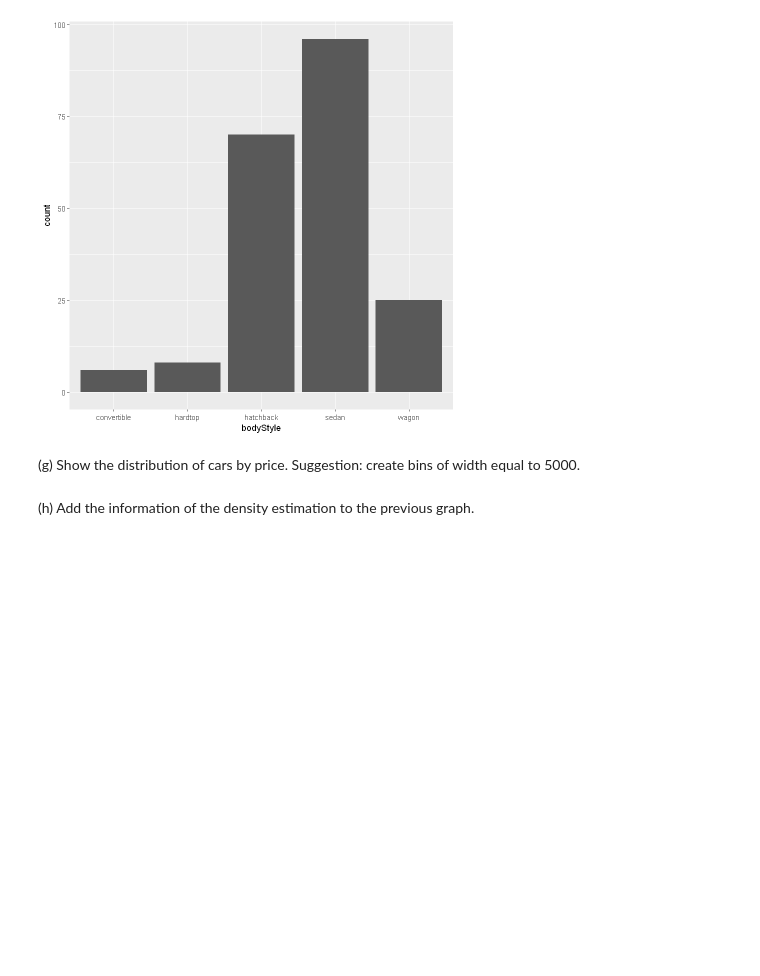
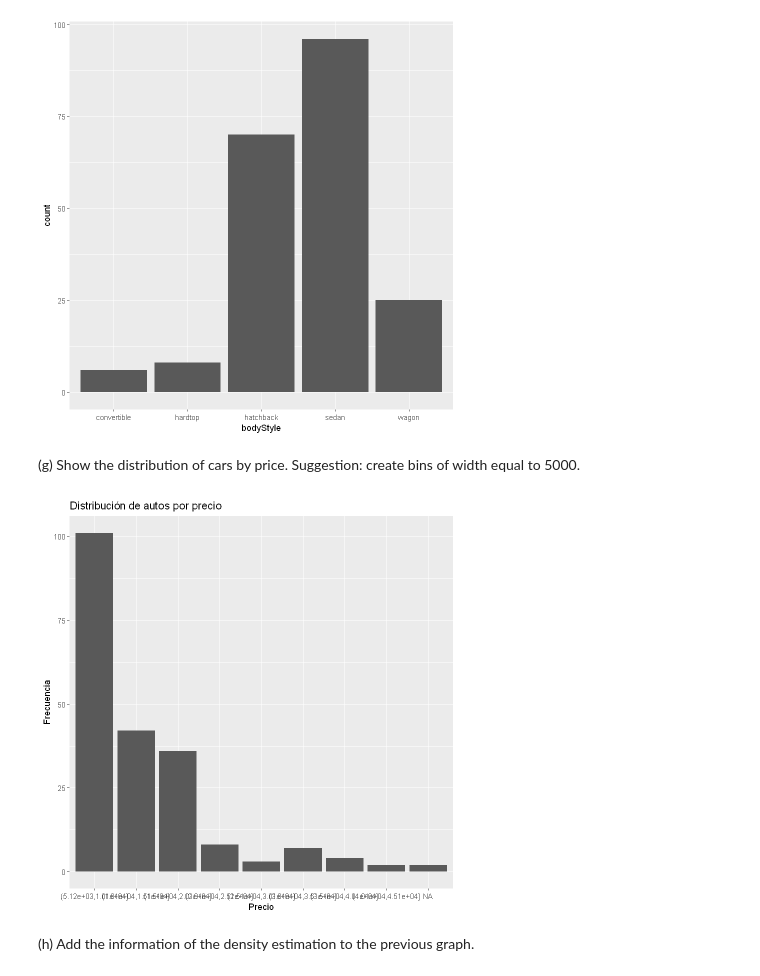
Before and after one commit to IGRA27/Data-Mining-and-Machine-Learning-, a Jupyter notebook: Deberes/3 Hands On Data Exploration/notebook/3HandsOnData Exploration.ipynb, the cells around one changed output. Saved outputs shown, nothing was run; the diff lists cells and outputs as text; code cells hidden in the pictures; blank space fills up the shorter version.

```diff
--- a/Deberes/3 Hands On Data Exploration/notebook/3HandsOnData Exploration.ipynb
+++ b/Deberes/3 Hands On Data Exploration/notebook/3HandsOnData Exploration.ipynb
@@ -180,5 +180,17 @@ ggplot(carIns_final, aes(x=bodyStyle))+geom_bar()
 [figure]
 # %% [markdown]
 (g) Show the distribution of cars by price. Suggestion: create bins of width equal to 5000.
+# %%
+# Crea los bins de ancho 5000
+bins <- seq(min(carIns_final$price), max(carIns_final$price), by = 5000)
+
+# Crea un gráfico de barras para mostrar la distribución de los autos por precio
+ggplot(carIns_final, aes(x = cut(price, bins))) +
+  geom_bar() +
+  xlab("Precio") +
+  ylab("Frecuencia") +
+  ggtitle("Distribución de autos por precio")
+# %% [output]
+[figure, added]
 # %% [markdown]
 (h) Add the information of the density estimation to the previous graph.
```
Also changed, not shown: parts of 7 cells of this notebook.
